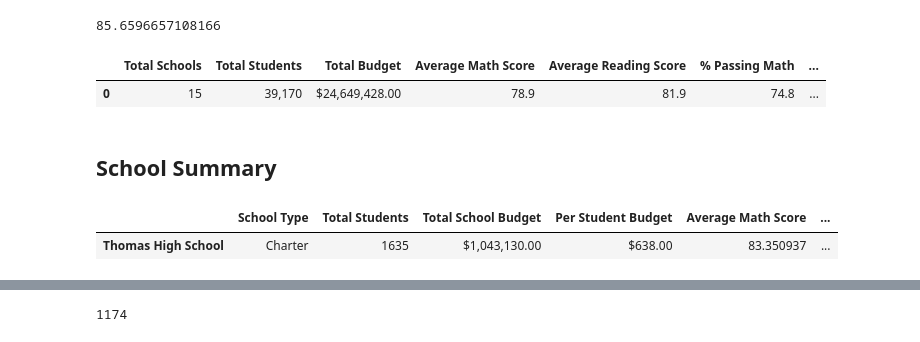
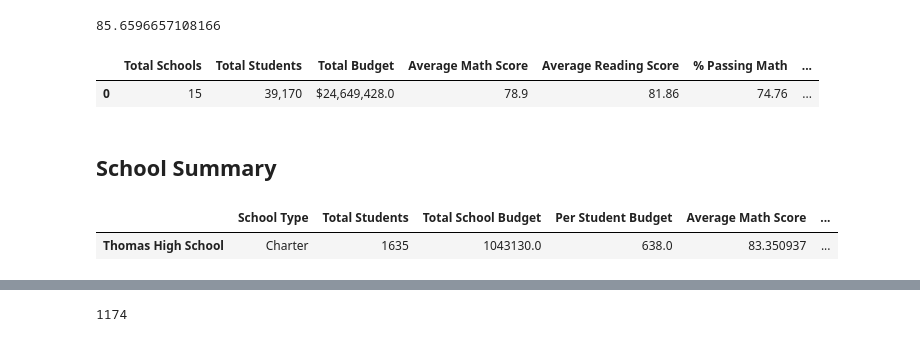
Before and after one commit to SiedHM/School_District_Analysis, a Jupyter notebook: PyCitySchools_Challenge.ipynb, the cells around one changed output, grey strips where cells are left out. Cells and saved outputs as stored; diff of their text form; code cells hidden in the pictures.

```diff
--- a/PyCitySchools_Challenge.ipynb
+++ b/PyCitySchools_Challenge.ipynb
@@ -42,10 +42,13 @@ student_data_df.head(10)
 import numpy as np
 # %%
 # Step 2. Use the loc method on the student_data_df to select all the reading scores from the 9th grade at Thomas High School and replace them with NaN.
-student_data_df.loc[(student_data_df["school_name"]=="Thomas High School") & (student_data_df["grade"]=="9th"),"reading_score"]=np.nan
+student_data_df.loc[(student_data_df["school_name"]=="Thomas High School") &
+                    (student_data_df["grade"]=="9th"),"reading_score"]=np.nan
 # %%
-# Step 2. Use the loc method on the student_data_df to select all the reading scores from the 9th grade at Thomas High School and replace them with NaN.
-student_data_df.loc[(student_data_df["school_name"]=="Thomas High School") & (student_data_df["grade"]=="9th"),"math_score"]=np.nan
+# Step 3. Refactor the code in Step 2 to replace the math scores with NaN.
+
+student_data_df.loc[(student_data_df["school_name"]=="Thomas High School") &
+                    (student_data_df["grade"]=="9th"),"math_score"]=np.nan
 # %%
 #  Step 4. Check the student data for NaN's.
 student_data_df.tail(10)
@@ -129,8 +132,8 @@ passing_math_count = school_data_complete_df[(school_data_complete_df["math_scor
 passing_reading_count = school_data_complete_df[(school_data_complete_df["reading_score"] >= 70)].count()["student_name"]
 # %%
 # Step 1. Get the number of students that are in ninth grade at Thomas High School.
-# Method-1:These students have no grades.
-student_count_thomas= school_data_complete_df.loc[(school_data_complete_df["school_name"]=="Thomas High School") & (school_data_complete_df["grade"]=="9th")].count()["Student ID"]
+student_count_thomas= school_data_complete_df.loc[(school_data_complete_df["school_name"]=="Thomas High School")
+                                                  & (school_data_complete_df["grade"]=="9th")].count()["Student ID"]
 
 # Get the total student count
 student_count = school_data_complete_df["Student ID"].count()
@@ -139,3 +142,4 @@ student_count = school_data_complete_df["Student ID"].count()
 # Step 2. Subtract the number of students that are in ninth grade at
 # Thomas High School from the total student count to get the new total student count.
 student_count_new=student_count-student_count_thomas
+student_count_new
@@ -183,33 +189,33 @@ overall_passing_percentage = overall_passing_math_reading_count / student_count_
 # %%
 # Create a DataFrame
 district_summary_df = pd.DataFrame(
           [{"Total Schools": school_count,
           "Total Students": student_count,
           "Total Budget": total_budget,
           "Average Math Score": average_math_score,
           "Average Reading Score": average_reading_score,
           "% Passing Math": passing_math_percentage,
          "% Passing Reading": passing_reading_percentage,
         "% Overall Passing": overall_passing_percentage}])
 
 
 
 # Format the "Total Students" to have the comma for a thousands separator.
 district_summary_df["Total Students"] = district_summary_df["Total Students"].map("{:,}".format)
 # Format the "Total Budget" to have the comma for a thousands separator, a decimal separator and a "$".
-district_summary_df["Total Budget"] = district_summary_df["Total Budget"].map("${:,.2f}".format)
+district_summary_df["Total Budget"] = district_summary_df["Total Budget"].map("${:,.1f}".format)
 # Format the columns.
 district_summary_df["Average Math Score"] = district_summary_df["Average Math Score"].map("{:.1f}".format)
-district_summary_df["Average Reading Score"] = district_summary_df["Average Reading Score"].map("{:.1f}".format)
-district_summary_df["% Passing Math"] = district_summary_df["% Passing Math"].map("{:.1f}".format)
-district_summary_df["% Passing Reading"] = district_summary_df["% Passing Reading"].map("{:.1f}".format)
-district_summary_df["% Overall Passing"] = district_summary_df["% Overall Passing"].map("{:.1f}".format)
+district_summary_df["Average Reading Score"] = district_summary_df["Average Reading Score"].map("{:.2f}".format)
+district_summary_df["% Passing Math"] = district_summary_df["% Passing Math"].map("{:.2f}".format)
+district_summary_df["% Passing Reading"] = district_summary_df["% Passing Reading"].map("{:.2f}".format)
+district_summary_df["% Overall Passing"] = district_summary_df["% Overall Passing"].map("{:.2f}".format)
 
 # Display the data frame
 district_summary_df
 # %% [output]
 |  | Total Schools | Total Students | Total Budget | Average Math Score | Average Reading Score | % Passing Math | ... |
-| 0 | 15 | 39,170 | $24,649,428.00 | 78.9 | 81.9 | 74.8 | ... |
+| 0 | 15 | 39,170 | $24,649,428.0 | 78.9 | 81.86 | 74.76 | ... |
 # %% [markdown]
 ##  School Summary
 # %%
@@ -266,8 +272,22 @@ per_school_summary_df = pd.DataFrame({
 # per_school_summary_df.head()
 # %%
 # Format the Total School Budget and the Per Student Budget
-per_school_summary_df["Total School Budget"] = per_school_summary_df["Total School Budget"].map("${:,.2f}".format)
-per_school_summary_df["Per Student Budget"] = per_school_summary_df["Per Student Budget"].map("${:,.2f}".format)
+#per_school_summary_df["Total School Budget"] = per_school_summary_df["Total School Budget"].map("${:,.2f}".format)
+#per_school_summary_df["Per Student Budget"] = per_school_summary_df["Per Student Budget"].map("${:,.2f}".format)
+
+#per_school_summary_df["Average Math Score"] = per_school_summary_df["Average Math Score"].map("{:.2f}".format)
+
+#per_school_summary_df["Average Reading Score"] = per_school_summary_df["Average Reading Score"].map("{:.2f}".format)
+
+#per_school_summary_df["% Passing Math"] = per_school_summary_df["% Passing Math"].map("{:.2f}".format)
+
+#per_school_summary_df["% Passing Reading"] = per_school_summary_df["% Passing Reading"].map("{:.2f}".format)
+
+#per_school_summary_df["% Overall Passing"] = per_school_summary_df["% Overall Passing"].map("{:.2f}".format)
+
+
+
+
 
 #Display the data frame
 per_school_summary_df
@@ -276,4 +296,4 @@ per_school_summary_df
 per_school_summary_df.loc[per_school_summary_df.index=="Thomas High School"]
 # %% [output]
 |  | School Type | Total Students | Total School Budget | Per Student Budget | Average Math Score | ... |
-| Thomas High School | Charter | 1635 | $1,043,130.00 | $638.00 | 83.350937 | ... |
+| Thomas High School | Charter | 1635 | 1043130.0 | 638.0 | 83.350937 | ... |
```
Also changed, not shown: parts of 13 cells of this notebook, 6 other files.
